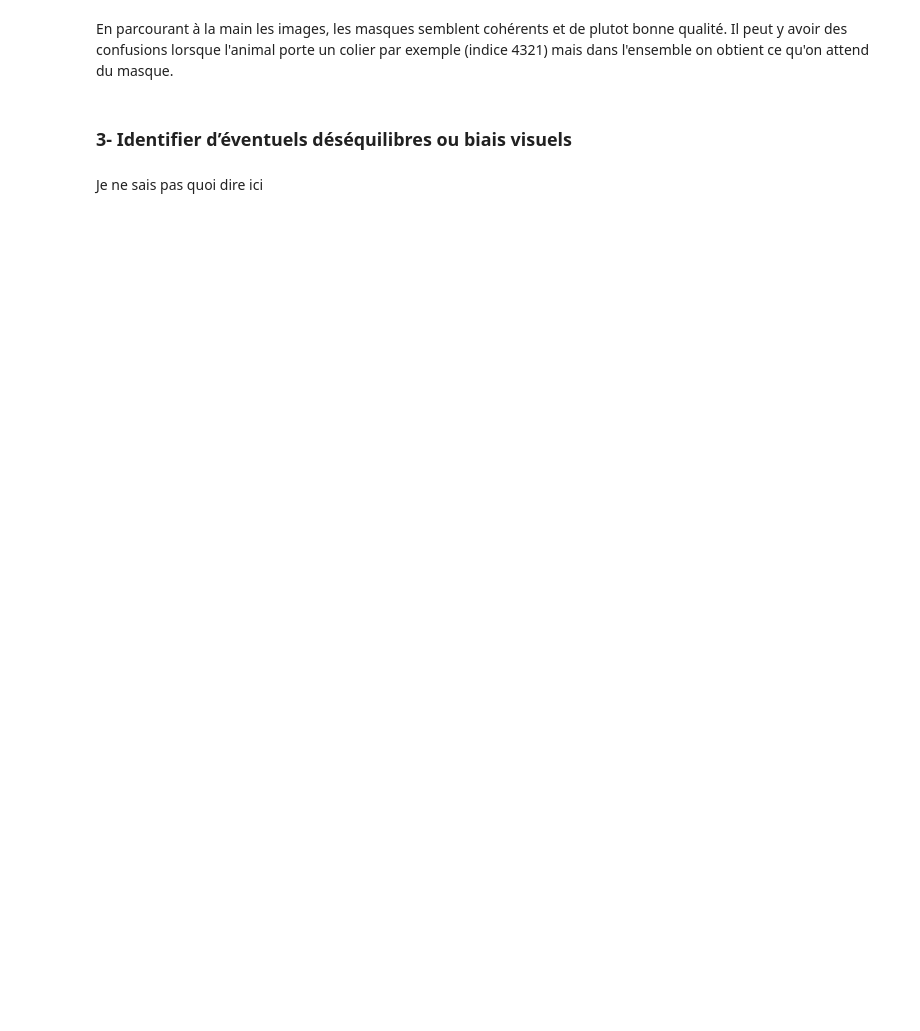
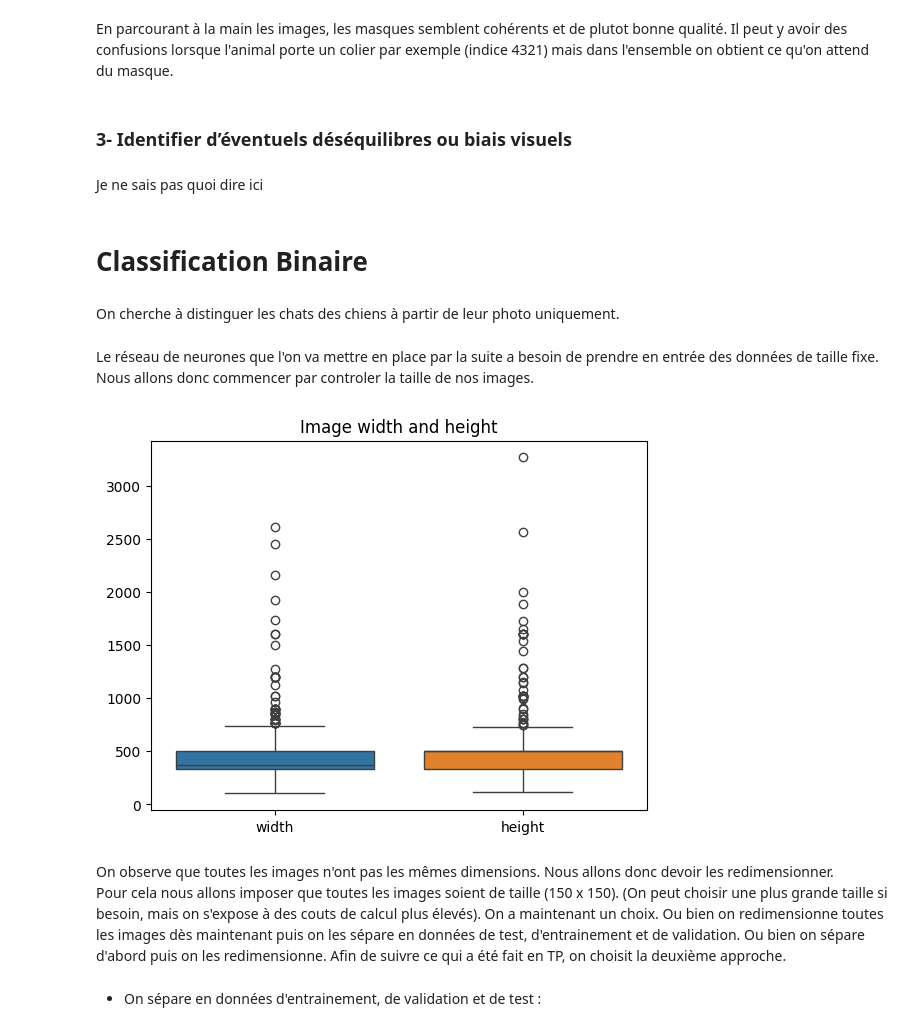
Before and after one commit to Viictordvd/High-Dimensional-and-Deep-Learning, a Jupyter notebook: Projet-1-Segmentation/Analyse-exploratoire.ipynb, the cells around one changed output. Saved outputs shown, nothing was run; the diff lists cells and outputs as text; code cells hidden in the pictures; blank space fills up the shorter version.

Commit message:
Classification binaire presque terminée

```diff
--- a/Projet-1-Segmentation/Analyse-exploratoire.ipynb
+++ b/Projet-1-Segmentation/Analyse-exploratoire.ipynb
@@ -17,14 +17,18 @@ Chaque ligne a :
 # Lecture du fichier list.txt
 df = pd.read_csv(
     "./oxford-iiit-pet/annotations/list.txt",
-    sep=r"\s+",          # séparateur = espaces multiples
-    comment="#",         # ignorer les lignes commençant par #
-    header=None,         # pas d'en-tête dans les lignes de données
-    names=["Image", "CLASS-ID", "SPECIES", "BREED_ID"]  # noms des colonnes
+    sep=r"\s+",                                         # séparateur = espaces multiples
+    comment="#",                                        # ignorer les lignes commençant par #
+    header=None,                                        # pas d'en-tête dans les lignes de données
+    names=["Image", "CLASS_ID", "SPECIES", "BREED_ID"]  # noms des colonnes
 )
 
-#On rajoute deux colonnes pour mieux labéliser les données
-df["BREED_NAME"] = df["Image"].str.split("_").str[0] #On prend ce qu'il y a devant le "_" dans le nom de l'image
-df["SPECIES_NAME"] = df["SPECIES"].map({1: "Cat", 2: "Dog"})
+# On rajoute deux colonnes pour mieux labelliser les données
+df["BREED_NAME"] = df["Image"].str.split("_").str[0]             # Nom de la race
+df["SPECIES_NAME"] = df["SPECIES"].map({1: "Cat", 2: "Dog"})    # Chat ou chien
+
+# Et on ajoute du chemin complet vers chaque image. Il faut faire attention car les images ne sont pas dans "annotations" mais dans le dossier "images"
+df["Image"] = df["Image"].apply(lambda x: f"{x}.jpg")
+path="./oxford-iiit-pet/images/"
 print(df.head())
 # %% [output]
@@ -155,3 +159,7 @@ Il peut y avoir des confusions lorsque l'animal porte un colier par exemple (ind
 ### 3- Identifier d’éventuels déséquilibres ou biais visuels
 # %% [markdown]
 Je ne sais pas quoi dire ici
+# %% [markdown]
+# Classification Binaire
+# %% [markdown]
+On cherche à distinguer les chats des chiens à partir de leur photo uniquement.
@@ -157,0 +175,27 @@ Je ne sais pas quoi dire ici
+# %% [markdown]
+Le réseau de neurones que l'on va mettre en place par la suite a besoin de prendre en entrée des données de taille fixe. Nous allons donc commencer par controler la taille de nos images.
+# %%
+from tensorflow.keras.utils import load_img, img_to_array
+
+img_size = np.zeros((df.shape[0],2))
+for i, image in enumerate(df['Image']) :
+    img = img_to_array( load_img(path + image) )
+    img_size[i,:] = img.shape[:2]
+
+# --- #
+
+plt.figure()
+ax = sns.boxplot(img_size)
+ax.set_xticks(ax.get_xticks())
+ax.set_xticklabels(['width', 'height'])
+plt.title("Image width and height")
+plt.show()
+# %% [output]
+[figure, added]
+# %% [markdown]
+On observe que toutes les images n'ont pas les mêmes dimensions. Nous allons donc devoir les redimensionner.
+Pour cela nous allons imposer que toutes les images soient de taille (150 x 150). (On peut choisir une plus grande taille si besoin, mais on s'expose à des couts de calcul plus élevés).
+On a maintenant un choix. Ou bien on redimensionne toutes les images dès maintenant puis on les sépare en données de test, d'entrainement et de validation. Ou bien on sépare d'abord puis on les redimensionne.
+Afin de suivre ce qui a été fait en TP, on choisit la deuxième approche.
+# %% [markdown]
+- On sépare en données d'entrainement, de validation et de test :
```
Also changed, not shown: parts of 23 cells of this notebook, 1 other file.
